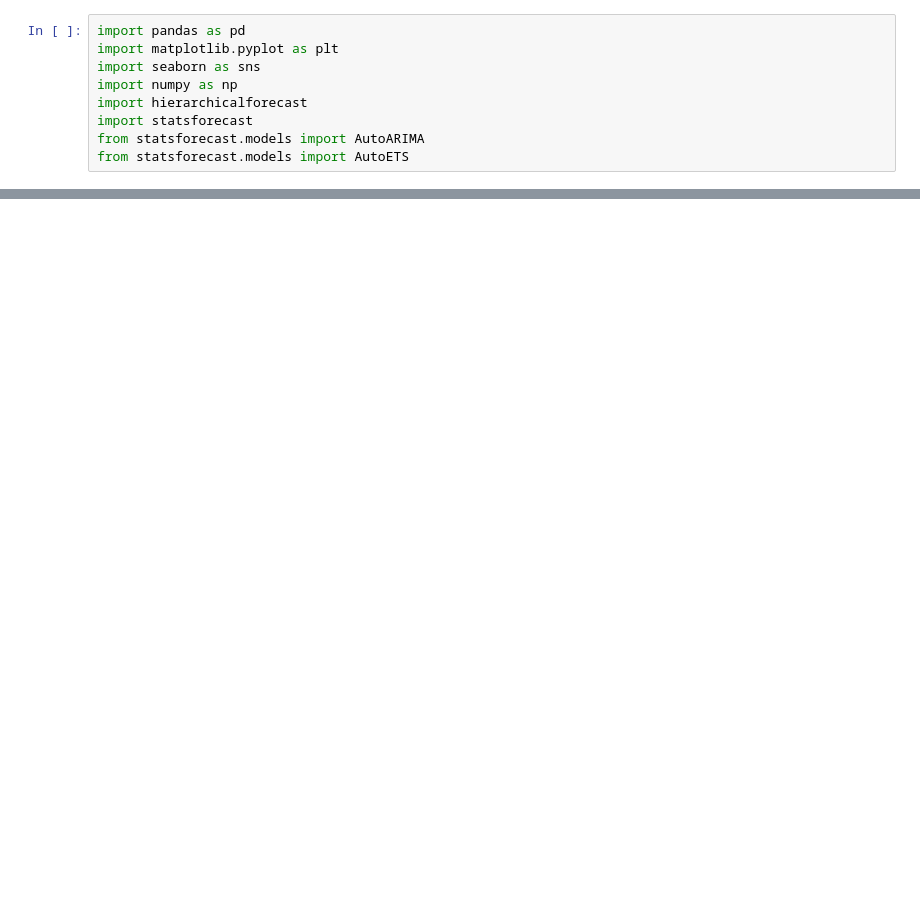
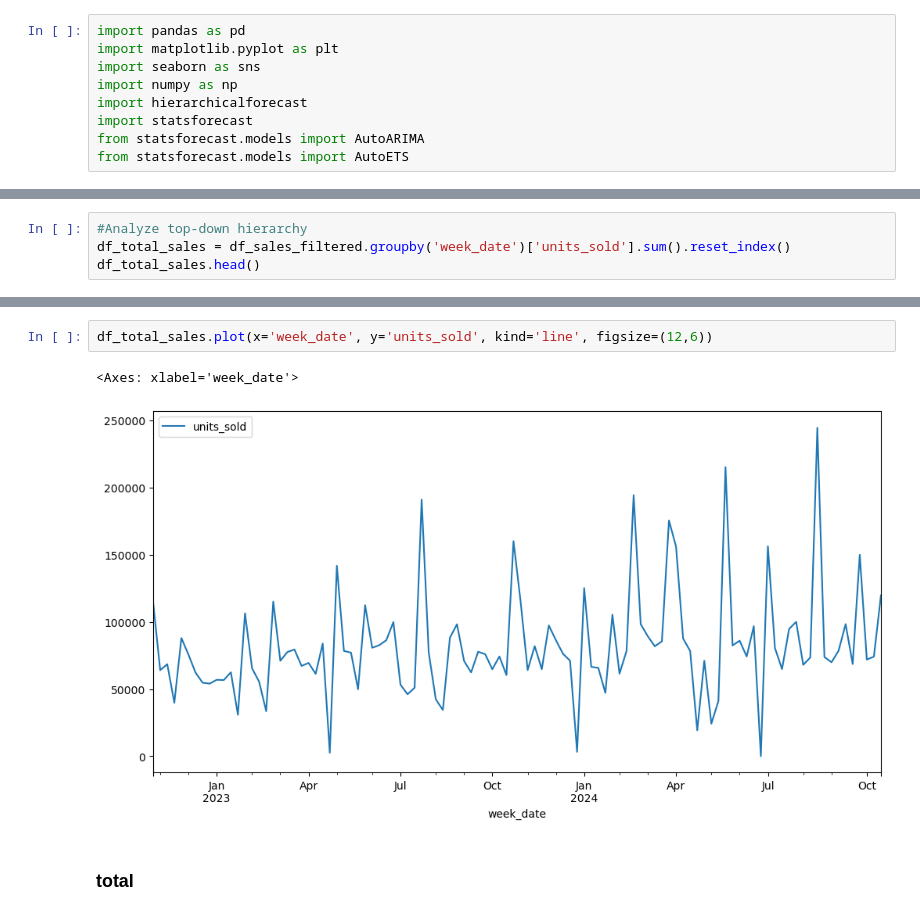
Before and after one commit to eduardozanutti/iqvia-forecast-datascience-case, a Jupyter notebook: notebooks/data_science/eda.ipynb, the cells around one changed output, grey strips where cells are left out. Saved outputs shown, nothing was run; the diff lists cells and outputs as text; blank space fills up the shorter version.

```diff
--- a/notebooks/data_science/eda.ipynb
+++ b/notebooks/data_science/eda.ipynb
@@ -103,0 +114,4 @@ df_vendas[df_vendas['product_name'] == 'Product 1'].groupby(['week_date']).agg({
+# %%
+#Analyze top-down hierarchy
+df_total_sales = df_sales_filtered.groupby('week_date')['units_sold'].sum().reset_index()
+df_total_sales.head()
@@ -103,0 +125,7 @@ df_vendas[df_vendas['product_name'] == 'Product 1'].groupby(['week_date']).agg({
+# %%
+df_total_sales.plot(x='week_date', y='units_sold', kind='line', figsize=(12,6))
+# %% [output]
+<Axes: xlabel='week_date'>
+[figure, added]
+# %% [markdown]
+### total
```
Also changed, not shown: parts of 61 cells of this notebook.
